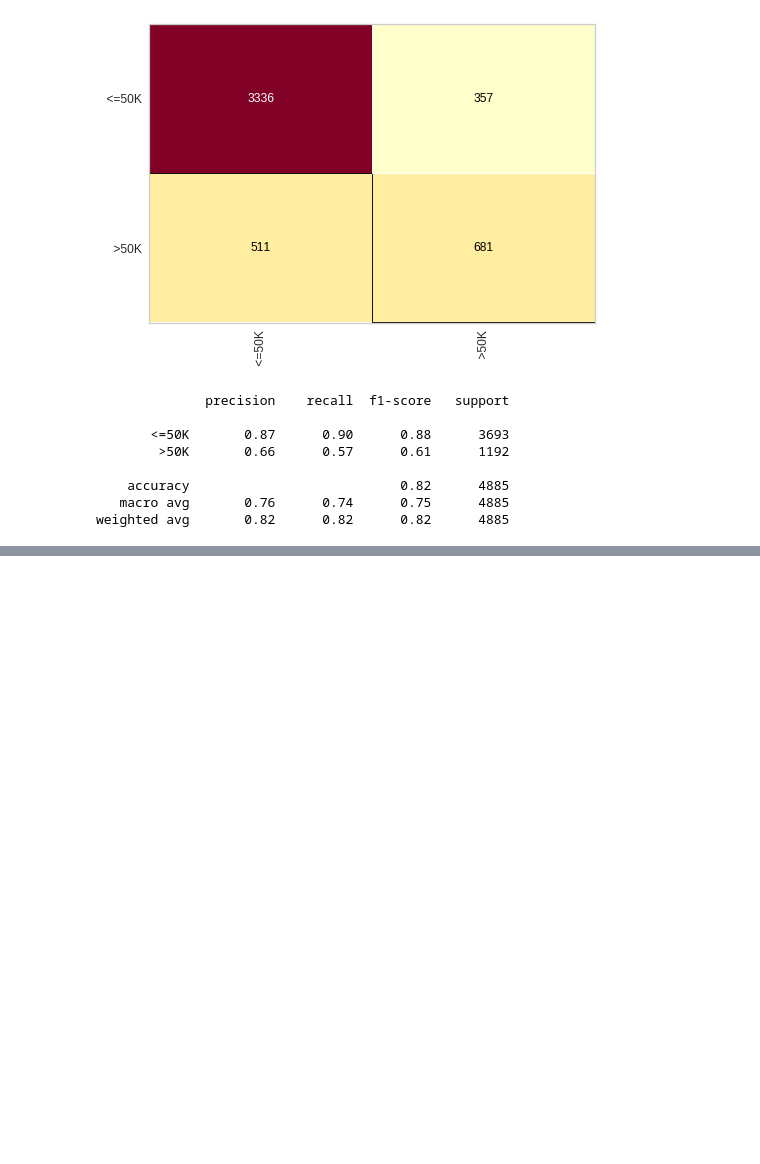
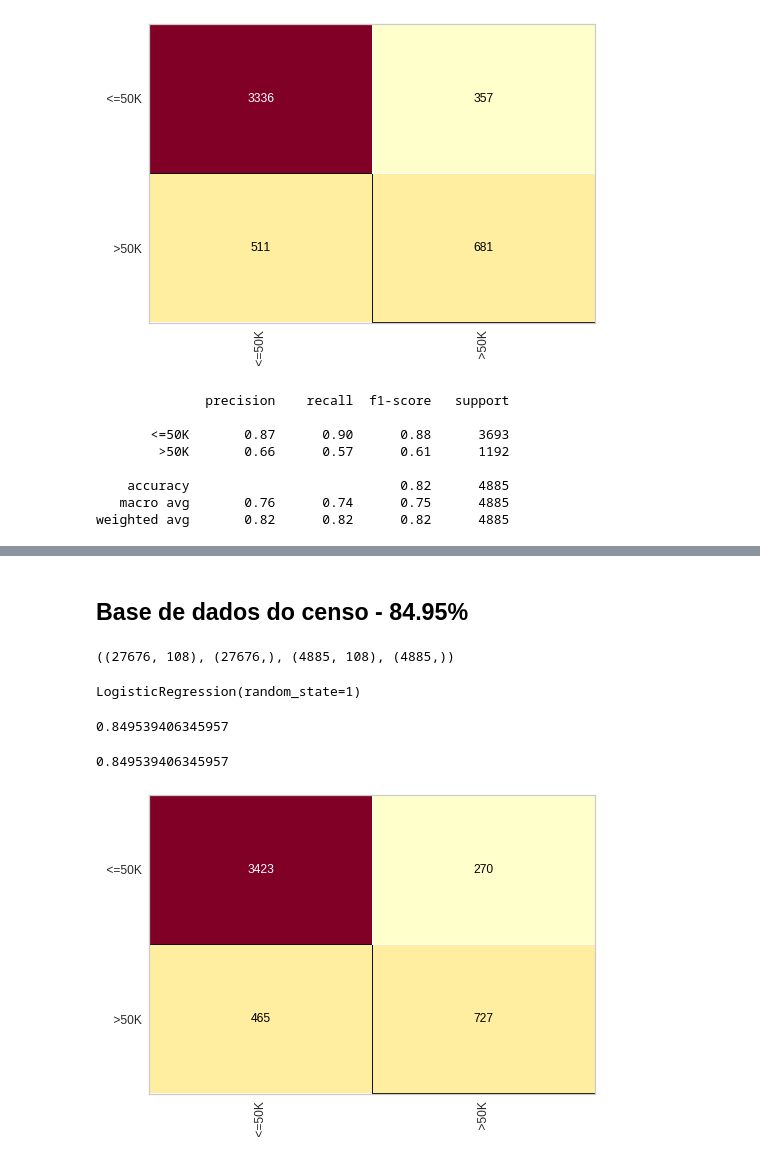
Before and after one commit to luhenr/processamentoDados-ML, a Jupyter notebook: DSML.ipynb, the cells around one changed output, grey strips where cells are left out. Saved outputs shown, nothing was run; the diff lists cells and outputs as text; code cells hidden in the pictures; blank space fills up the shorter version.

```diff
--- a/DSML.ipynb
+++ b/DSML.ipynb
@@ -1196,0 +1282,14 @@ weighted avg       0.82      0.82      0.82      4885
+# %% [markdown]
+## Base de dados do censo - 84.95%
+# %%
+with open('census.pkl', 'rb') as f:
+  x_census_treinamento, y_census_treinamento, x_census_teste, y_census_teste = pickle.load(f)
+# %%
+x_census_treinamento.shape, y_census_treinamento.shape, x_census_teste.shape, y_census_teste.shape
+# %% [output]
+((27676, 108), (27676,), (4885, 108), (4885,))
+# %%
+logistic_census = LogisticRegression(random_state = 1)
+logistic_census.fit(x_census_treinamento, y_census_treinamento)
+# %% [output]
+LogisticRegression(random_state=1)
@@ -1196,0 +1298,12 @@ weighted avg       0.82      0.82      0.82      4885
+# %%
+accuracy_score(y_census_teste, previsoes)
+# %% [output]
+0.849539406345957
+# %%
+from yellowbrick.classifier import ConfusionMatrix
+cm = ConfusionMatrix(logistic_census)
+cm.fit(x_census_treinamento, y_census_treinamento)
+cm.score(x_census_teste, y_census_teste)
+# %% [output]
+0.849539406345957
+[figure, added]
```
Also changed, not shown: parts of 39 cells of this notebook.
